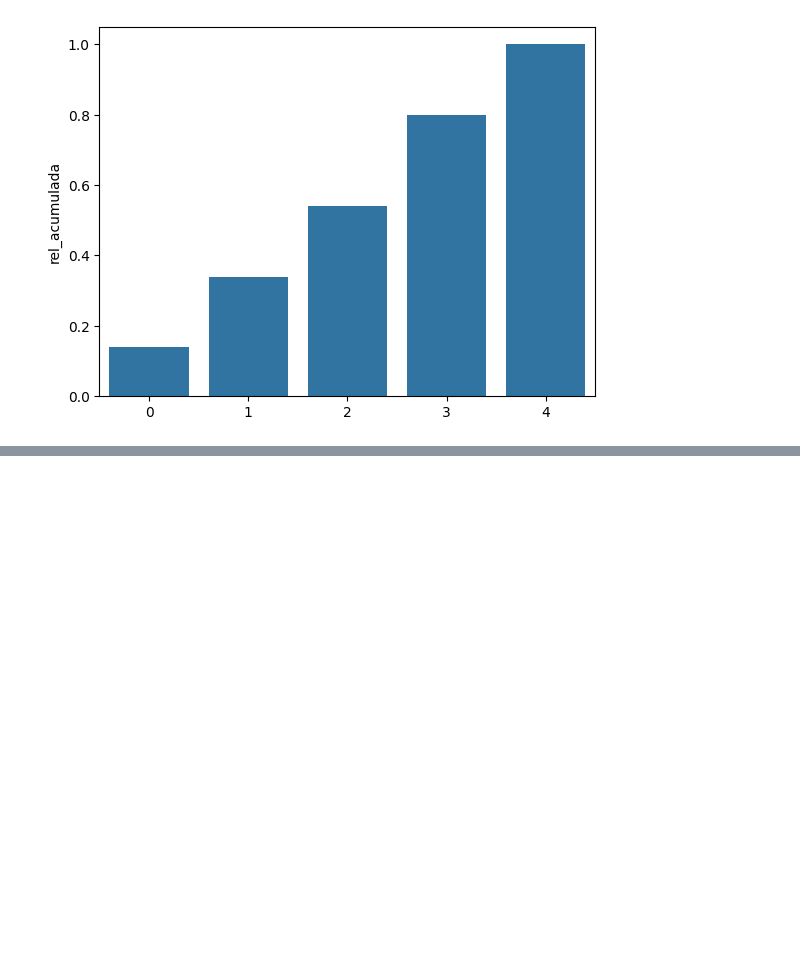
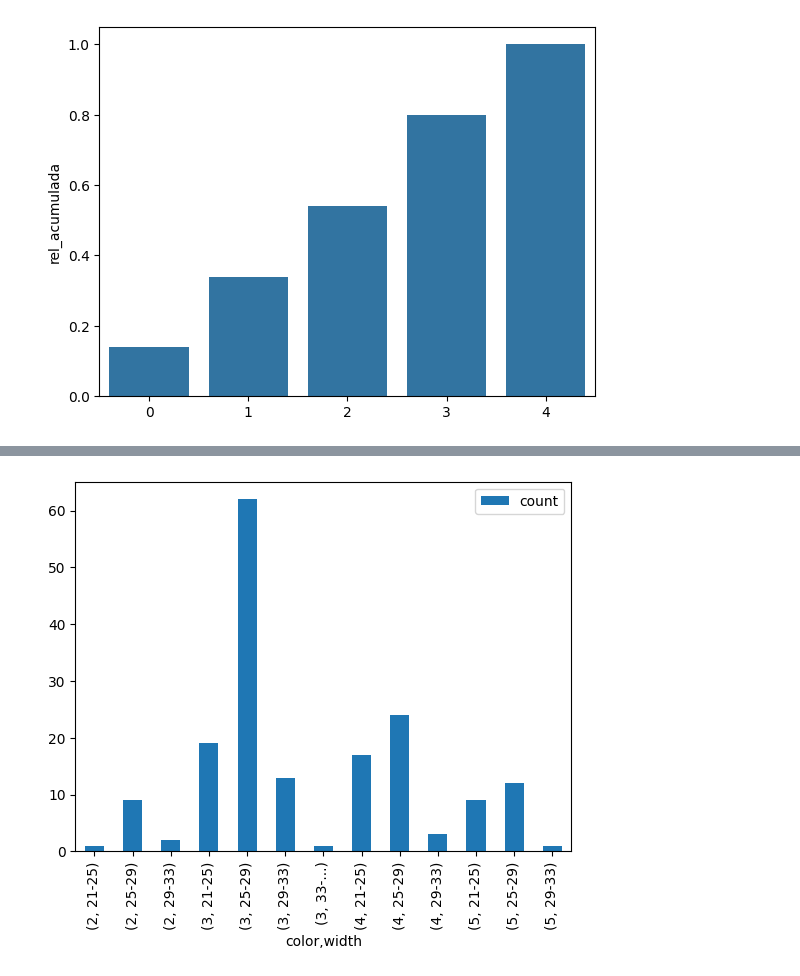
Before and after one commit to sebastian9610/Frogames, a Jupyter notebook: Estadistica-Descriptiva-RStudio-y-Python/EstDescriptiva-Datos-Ordinales/Apuntes-Ordinales.ipynb, the cells around one changed output, grey strips where cells are left out. Saved outputs shown, nothing was run; the diff lists cells and outputs as text; code cells hidden in the pictures; blank space fills up the shorter version.

```diff
--- a/Estadistica-Descriptiva-RStudio-y-Python/EstDescriptiva-Datos-Ordinales/Apuntes-Ordinales.ipynb
+++ b/Estadistica-Descriptiva-RStudio-y-Python/EstDescriptiva-Datos-Ordinales/Apuntes-Ordinales.ipynb
@@ -75,0 +78,4 @@ sns.barplot(df_tabla['rel_acumulada']);
+# %%
+df_crab = pd.read_csv('datacrab.txt', sep = " ")
+df_crab.drop('input', axis=1, inplace=True)
+df_crab
@@ -75,0 +100,4 @@ sns.barplot(df_tabla['rel_acumulada']);
+# %%
+intervalos = pd.cut(df_crab['width'], bins=(21, 25, 29, 33, np.inf), right=False, labels=('21-25', '25-29', '29-33', '33-...'))
+df_crab['width'] = intervalos
+df_crab
@@ -75,0 +118,6 @@ sns.barplot(df_tabla['rel_acumulada']);
+# %%
+df_crab_1 = df_crab[['color','width']].sort_values(by=['color'], ascending=True).copy()
+# %%
+df_crab_1.groupby(['color','width'], as_index=True, observed=True).agg(count=('color','count')).plot.bar();
+# %% [output]
+[figure, added]
```
Also changed, not shown: parts of 5 cells of this notebook, 1 other file.
